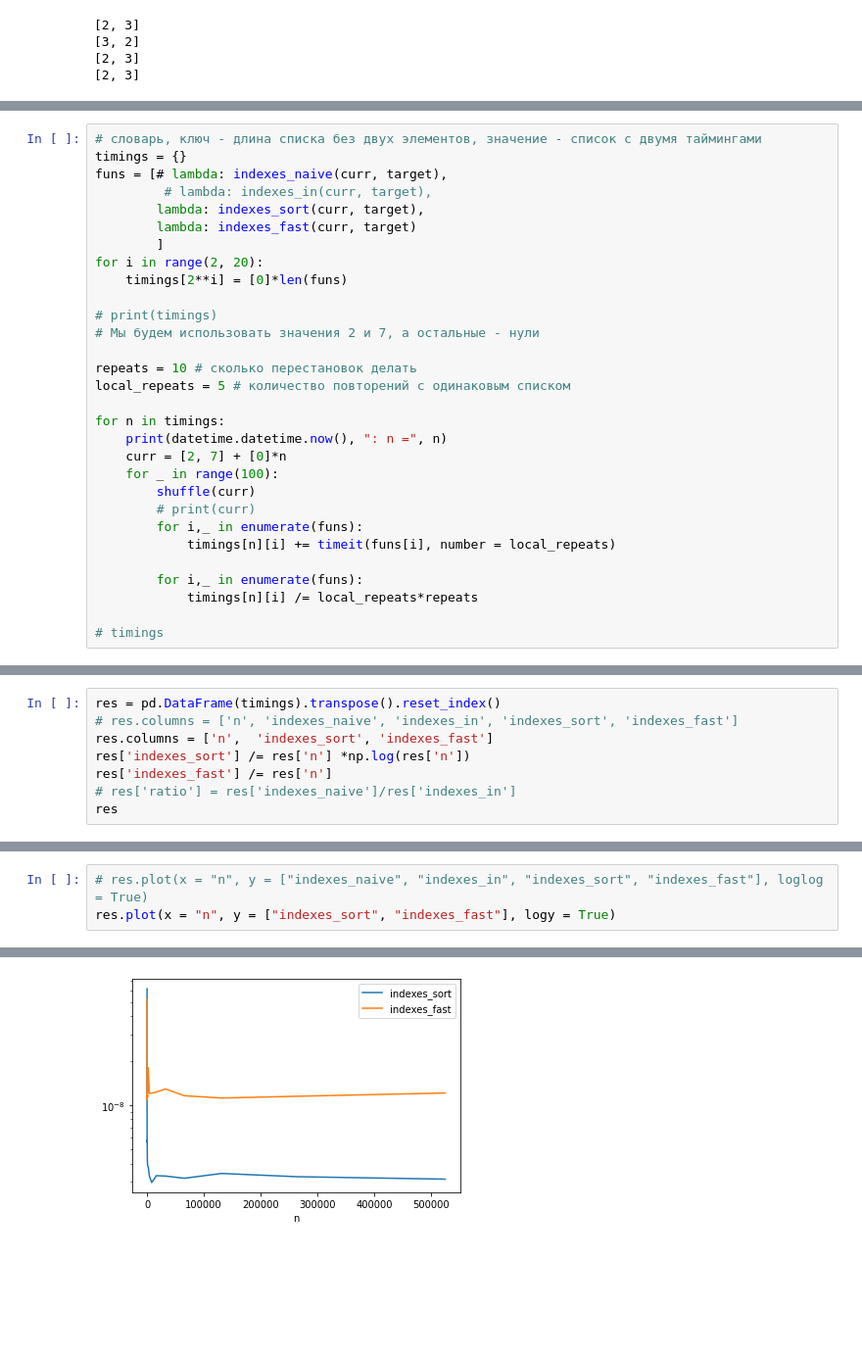
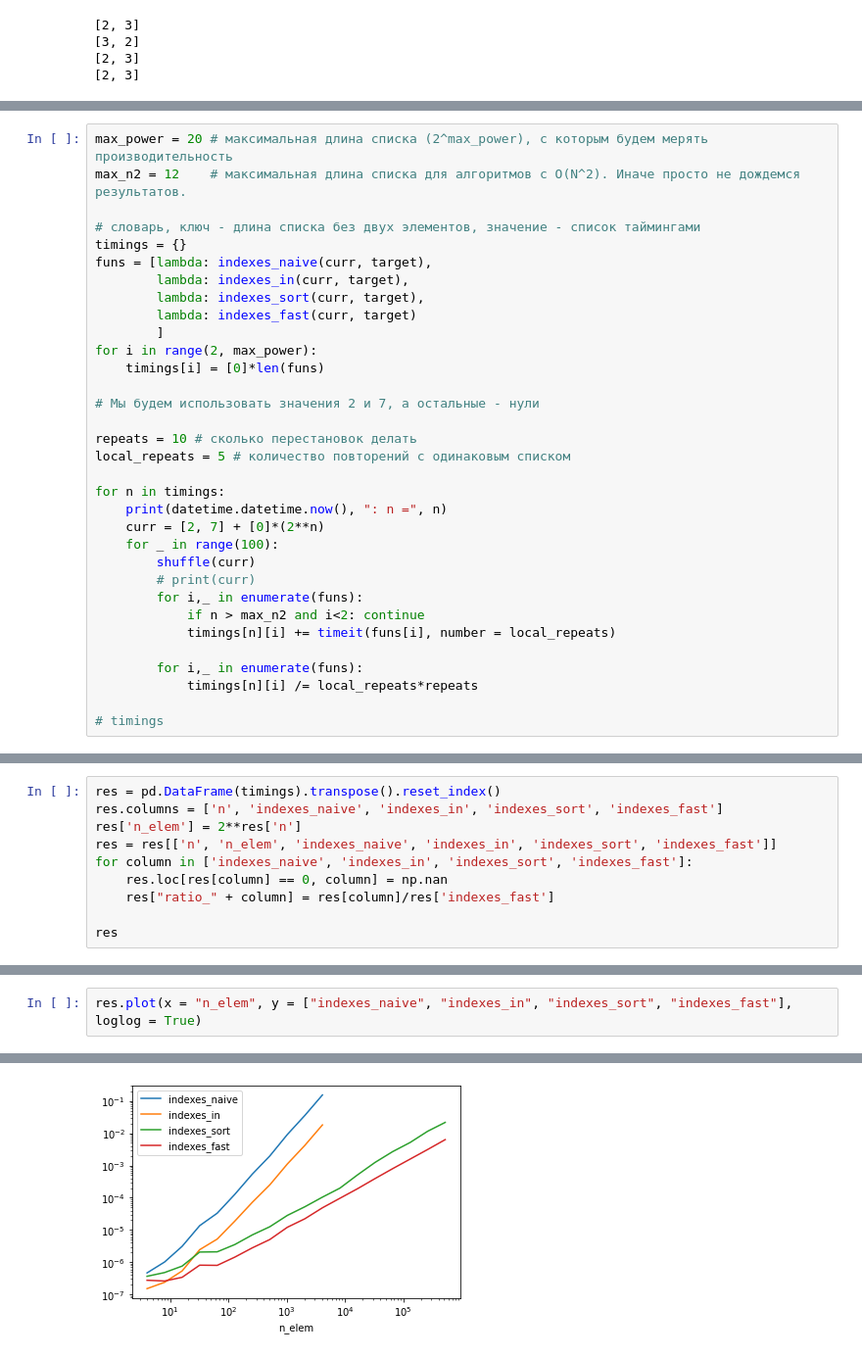
Before and after one commit to gdemin/ozon-coding-test, a Jupyter notebook: ozon_coding_test.ipynb, the cells around one changed output, grey strips where cells are left out. Shown at 98% size. Cells and saved outputs as stored; diff of their text form; blank space fills up the shorter version.

```diff
--- a/ozon_coding_test.ipynb
+++ b/ozon_coding_test.ipynb
@@ -68,15 +119,17 @@ print(indexes_fast(nums, target))
 # %%
-# словарь, ключ - длина списка без двух элементов, значение - список с двумя таймингами
+max_power = 20 # максимальная длина списка (2^max_power), с которым будем мерять производительность
+max_n2 = 12    # максимальная длина списка для алгоритмов с O(N^2). Иначе просто не дождемся результатов.
+
+# словарь, ключ - длина списка без двух элементов, значение - список таймингами
 timings = {}
-funs = [# lambda: indexes_naive(curr, target),
-         # lambda: indexes_in(curr, target),
+funs = [lambda: indexes_naive(curr, target),
+        lambda: indexes_in(curr, target),
         lambda: indexes_sort(curr, target),
         lambda: indexes_fast(curr, target)
         ]
-for i in range(2, 20):
-    timings[2**i] = [0]*len(funs)
+for i in range(2, max_power):
+    timings[i] = [0]*len(funs)
 
-# print(timings)
 # Мы будем использовать значения 2 и 7, а остальные - нули
 
 repeats = 10 # сколько перестановок делать
@@ -84,11 +137,12 @@ local_repeats = 5 # количество повторений с одинако
 
 for n in timings:
 	print(datetime.datetime.now(), ": n =", n)
-	curr = [2, 7] + [0]*n
+	curr = [2, 7] + [0]*(2**n)
 	for _ in range(100):
 		shuffle(curr)
 		# print(curr)
 		for i,_ in enumerate(funs):
+			if n > max_n2 and i<2: continue
 			timings[n][i] += timeit(funs[i], number = local_repeats)
 
 		for i,_ in enumerate(funs):
@@ -117,9 +173,11 @@ for n in timings:
 # %%
 res = pd.DataFrame(timings).transpose().reset_index()
-# res.columns = ['n', 'indexes_naive', 'indexes_in', 'indexes_sort', 'indexes_fast']
-res.columns = ['n',  'indexes_sort', 'indexes_fast']
-res['indexes_sort'] /= res['n'] *np.log(res['n'])
-res['indexes_fast'] /= res['n']
-# res['ratio'] = res['indexes_naive']/res['indexes_in']
+res.columns = ['n', 'indexes_naive', 'indexes_in', 'indexes_sort', 'indexes_fast']
+res['n_elem'] = 2**res['n']
+res = res[['n', 'n_elem', 'indexes_naive', 'indexes_in', 'indexes_sort', 'indexes_fast']]
+for column in ['indexes_naive', 'indexes_in', 'indexes_sort', 'indexes_fast']:
+    res.loc[res[column] == 0, column] = np.nan
+    res["ratio_" + column] = res[column]/res['indexes_fast']
+
 res
 # %% [output]
@@ -143,4 +203,3 @@ res
 # %%
-# res.plot(x = "n", y = ["indexes_naive", "indexes_in", "indexes_sort", "indexes_fast"], loglog = True)
-res.plot(x = "n", y = ["indexes_sort", "indexes_fast"], logy = True)
+res.plot(x = "n_elem", y = ["indexes_naive", "indexes_in", "indexes_sort", "indexes_fast"], loglog = True)
 # %% [output]
@@ -148 +207 @@ res.plot(x = "n", y = ["indexes_sort", "indexes_fast"], logy = True)
-[figure, old version]
+[figure, new version]
```
Also changed, not shown: parts of 19 cells of this notebook.
